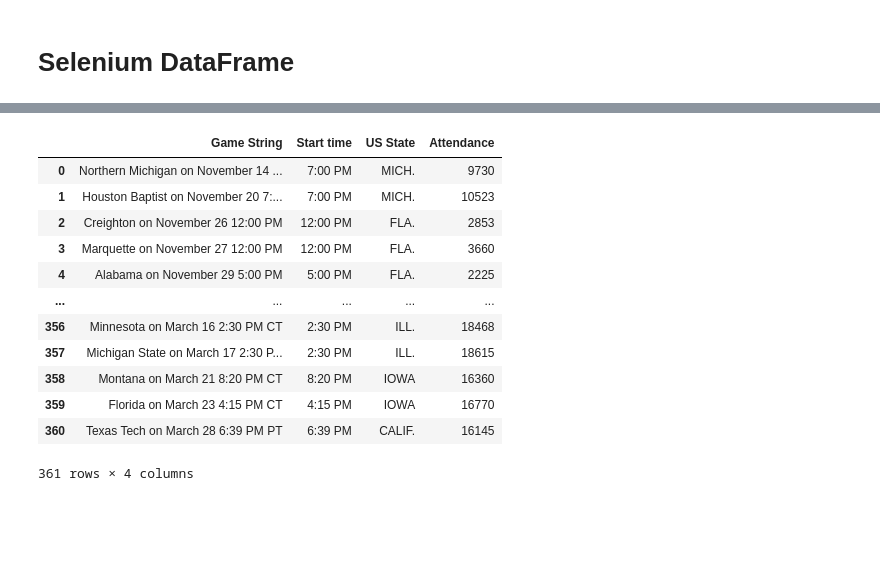
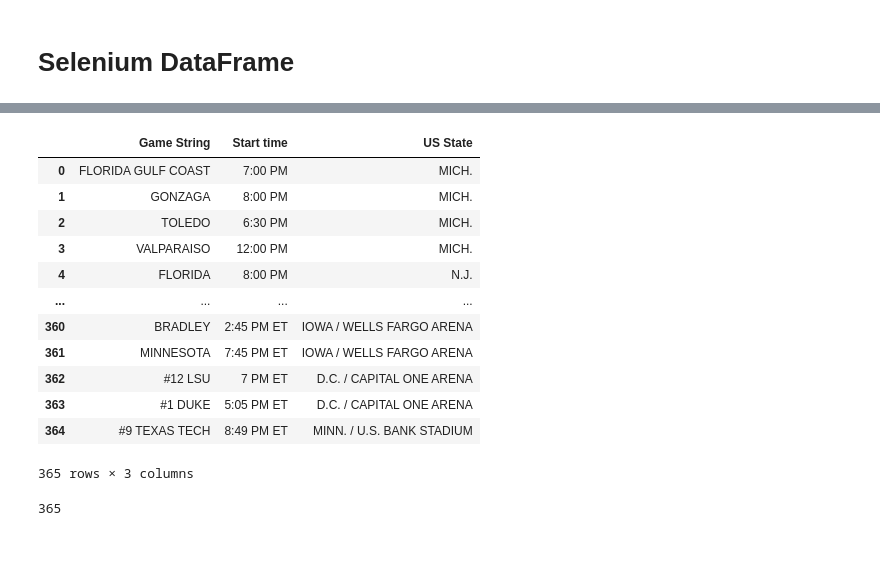
Before and after one commit to djboudia/milestone, a Jupyter notebook: 03_notebooks/basketball_times.ipynb, the cells around one changed output, grey strips where cells are left out. Drawn from its saved outputs; the diff is of its cells as text; code cells hidden in the pictures.

```diff
--- a/03_notebooks/basketball_times.ipynb
+++ b/03_notebooks/basketball_times.ipynb
@@ -144,10 +251,9 @@ from selenium.webdriver.chrome.service import Service
 s = Service('C:/Program Files/chromedriver/chromedriver.exe')
 browser = webdriver.Chrome(service=s)
 
-seasons = ['2009-10', '2010-11', '2011-12', '2012-13', '2013-14', '2014-15', '2015-16', '2016-17', '2017-18', '2018-19']
 states = []
 for season in seasons:
-    url = (f'https://mgoblue.com/sports/mens-basketball/schedule/{season}')
+    url = (f'https://msuspartans.com/sports/mens-basketball/schedule/{season}')
     browser.get(url)
     browser.implicitly_wait(0.5)
 
@@ -332,4 +450,4 @@ df_cbb[df_cbb['school'] == 'michigan'].tail()
 # %%
-df_selenium = pd.concat([game_strings, season_times, states, attendance_series], axis=1)
+df_selenium = pd.concat([game_strings, season_times, states], axis=1)
 df_selenium
 # %% [output]
@@ -349,5 +467,8 @@ df_selenium
 # %%
 # remove rows where '(EX)' in 'Game String' before pd.concat w/ df_cbb
-df_selenium = df_selenium[~df_selenium['Game String'].str.contains('EX|\(ex\)')]
+df_selenium = df_selenium[~df_selenium['Game String'].str.contains('EXHIBITION|\(EX\)|EXHIB|MIDNIGHT|GREEN AND WHITE')]
 # %%
 df_selenium = df_selenium.reset_index(drop=True)
+# %%
+# drop exhibition games by row number (improve)
+df_selenium = df_selenium.drop([0, 38, 39, 97, 121, 122, 124, 151, 152, 191, 192, 232, 233, 269, 270, 306, 307, 308, 344])
@@ -354,21 +478,26 @@ df_selenium = df_selenium.reset_index(drop=True)
 # %%
+df_selenium = df_selenium.reset_index(drop=True)
 df_selenium
 # %% [output]
-|  | Game String | Start time | US State | Attendance |
-| 0 | Northern Michigan on November 14 ... | 7:00 PM | MICH. | 9730 |
-| 1 | Houston Baptist on November 20 7:... | 7:00 PM | MICH. | 10523 |
-| 2 | Creighton on November 26 12:00 PM | 12:00 PM | FLA. | 2853 |
-| 3 | Marquette on November 27 12:00 PM | 12:00 PM | FLA. | 3660 |
-| 4 | Alabama on November 29 5:00 PM | 5:00 PM | FLA. | 2225 |
-| ... | ... | ... | ... | ... |
-| 356 | Minnesota on March 16 2:30 PM CT | 2:30 PM | ILL. | 18468 |
-| 357 | Michigan State on March 17 2:30 P... | 2:30 PM | ILL. | 18615 |
-| 358 | Montana on March 21 8:20 PM CT | 8:20 PM | IOWA | 16360 |
-| 359 | Florida on March 23 4:15 PM CT | 4:15 PM | IOWA | 16770 |
-| 360 | Texas Tech on March 28 6:39 PM PT | 6:39 PM | CALIF. | 16145 |
+|  | Game String | Start time | US State |
+| 0 | FLORIDA GULF COAST | 7:00 PM | MICH. |
+| 1 | GONZAGA | 8:00 PM | MICH. |
+| 2 | TOLEDO | 6:30 PM | MICH. |
+| 3 | VALPARAISO | 12:00 PM | MICH. |
+| 4 | FLORIDA | 8:00 PM | N.J. |
+| ... | ... | ... | ... |
+| 360 | BRADLEY | 2:45 PM ET | IOWA / WELLS FARGO ARENA |
+| 361 | MINNESOTA | 7:45 PM ET | IOWA / WELLS FARGO ARENA |
+| 362 | #12 LSU | 7 PM ET | D.C. / CAPITAL ONE ARENA |
+| 363 | #1 DUKE | 5:05 PM ET | D.C. / CAPITAL ONE ARENA |
+| 364 | #9 TEXAS TECH | 8:49 PM ET | MINN. / U.S. BANK STADIUM |
-361 rows × 4 columns
+365 rows × 3 columns
 # %%
 df_selenium.to_csv(r'C:\Users\RJ\Downloads\selenium_basketball_data.csv', sep=',')
+# %%
+len(df_cbb[df_cbb['school'] == 'michigan-state'])
+# %% [output]
+365
 # %% [markdown]
 
 &nbsp;
```
Also changed, not shown: parts of 52 cells of this notebook.
